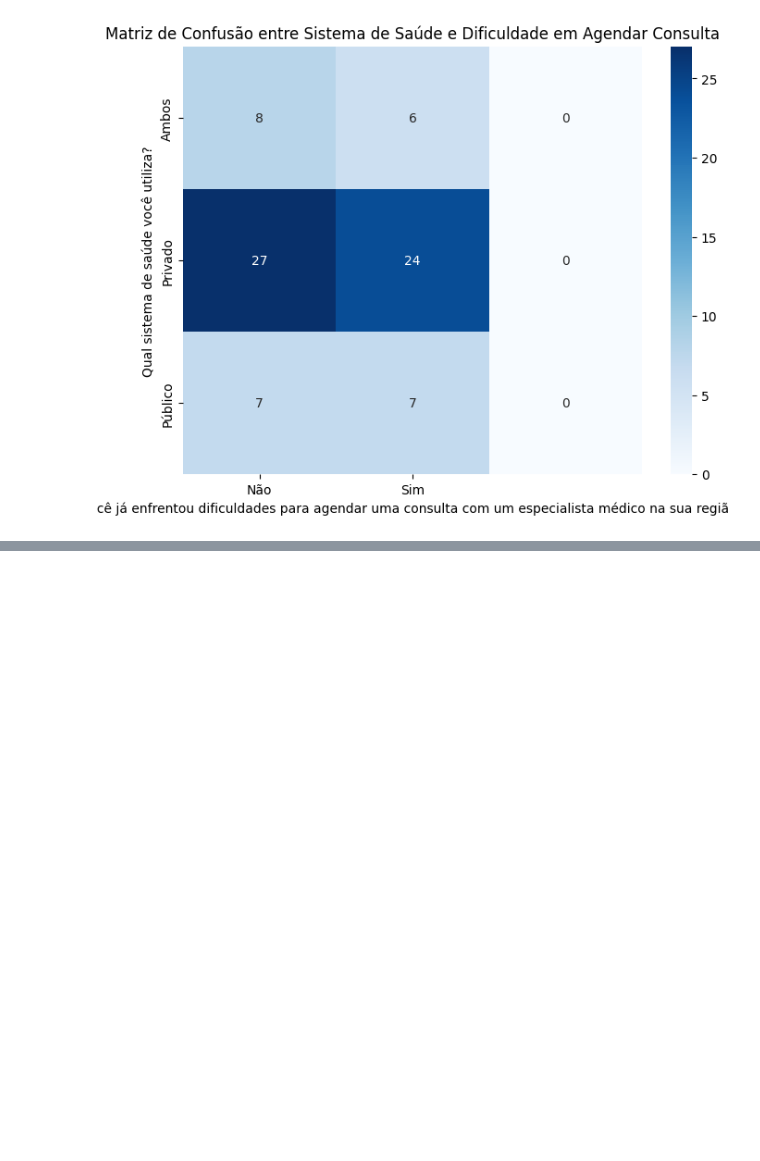
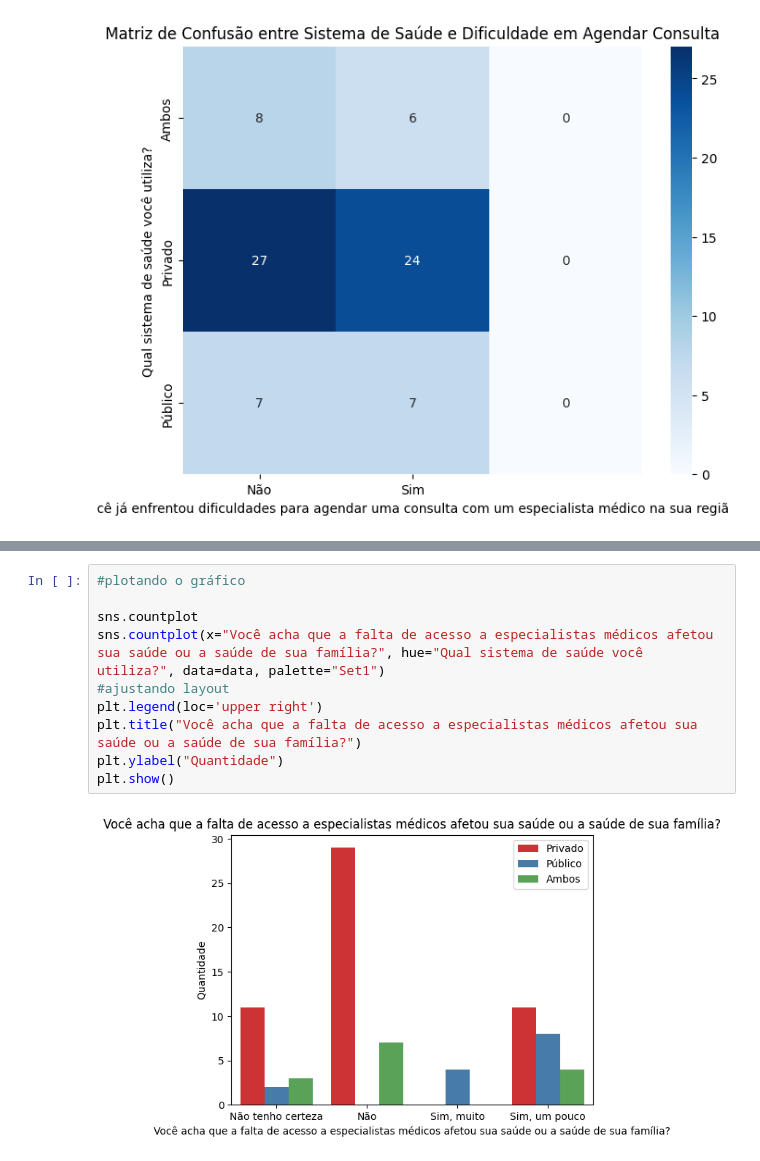
Before and after one commit to brunameinberg/agilebestpracticesproject, a Jupyter notebook: data analysis/analyzedata.ipynb, the cells around one changed output, grey strips where cells are left out. Drawn from its saved outputs; the diff is of its cells as text; blank space fills up the shorter version.

```diff
--- a/data analysis/analyzedata.ipynb
+++ b/data analysis/analyzedata.ipynb
@@ -154,0 +171,12 @@ plt.show()
+# %%
+#plotando o gráfico
+
+sns.countplot
+sns.countplot(x="Você acha que a falta de acesso a especialistas médicos afetou sua saúde ou a saúde de sua família?", hue="Qual sistema de saúde você utiliza?", data=data, palette="Set1")
+#ajustando layout
+plt.legend(loc='upper right')
+plt.title("Você acha que a falta de acesso a especialistas médicos afetou sua saúde ou a saúde de sua família?")
+plt.ylabel("Quantidade")
+plt.show()
+# %% [output]
+[figure, added]
```
Also changed, not shown: parts of 3 cells of this notebook, 2 other files.
